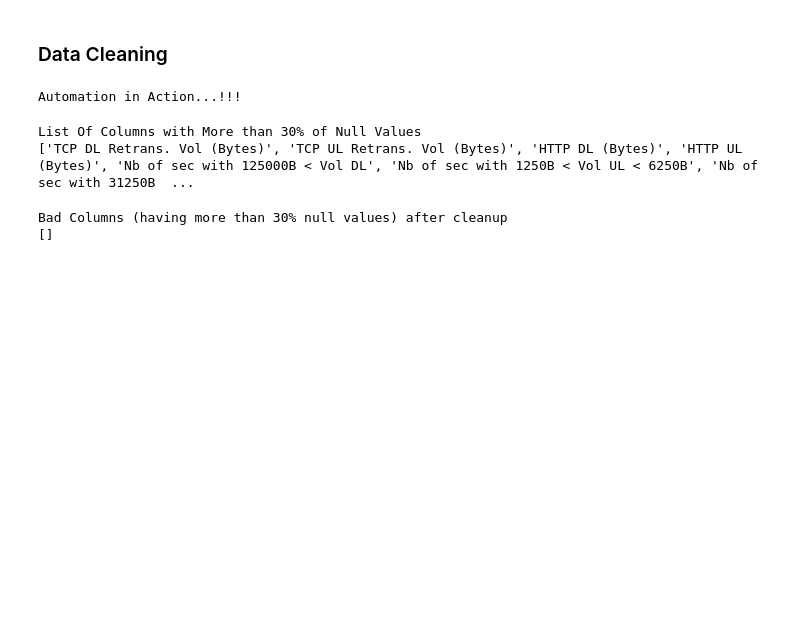
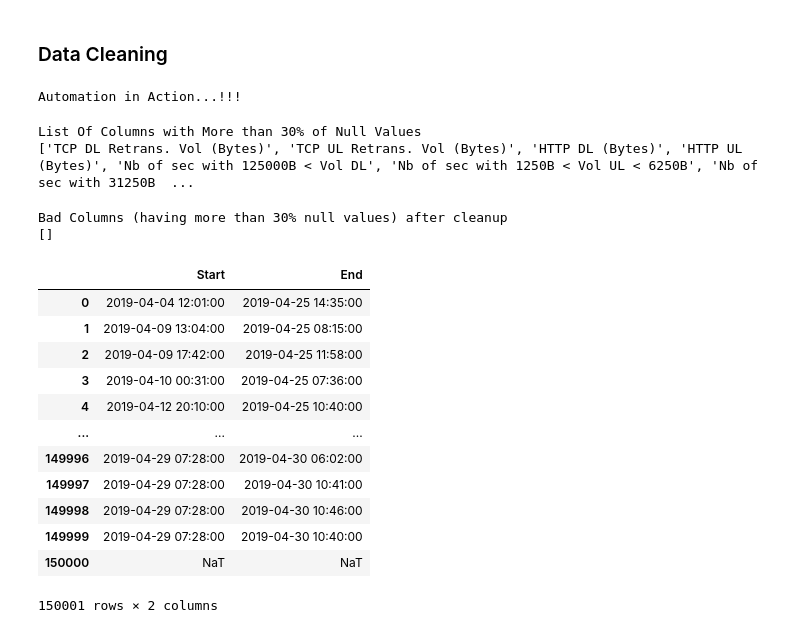
Before and after one commit to bkget/Telecom-Data-Analysis, a Jupyter notebook: notebooks/EDA_and_cleaning.ipynb, the cells around one changed output. Saved outputs shown, nothing was run; the diff lists cells and outputs as text; code cells hidden in the pictures; blank space fills up the shorter version.

```diff
--- a/notebooks/EDA_and_cleaning.ipynb
+++ b/notebooks/EDA_and_cleaning.ipynb
@@ -178,6 +178,22 @@ Bad Columns (having more than 30% null values) after cleanup
 # Convert 'start' and 'end' to datetime
 
 clean_df = clean_data.convert_to_datetime(clean_data.df)
+# %%
+clean_data.df[['Start', 'End']]
+# %% [output]
+|  | Start | End |
+| 0 | 2019-04-04 12:01:00 | 2019-04-25 14:35:00 |
+| 1 | 2019-04-09 13:04:00 | 2019-04-25 08:15:00 |
+| 2 | 2019-04-09 17:42:00 | 2019-04-25 11:58:00 |
+| 3 | 2019-04-10 00:31:00 | 2019-04-25 07:36:00 |
+| 4 | 2019-04-12 20:10:00 | 2019-04-25 10:40:00 |
+| ... | ... | ... |
+| 149996 | 2019-04-29 07:28:00 | 2019-04-30 06:02:00 |
+| 149997 | 2019-04-29 07:28:00 | 2019-04-30 10:41:00 |
+| 149998 | 2019-04-29 07:28:00 | 2019-04-30 10:46:00 |
+| 149999 | 2019-04-29 07:28:00 | 2019-04-30 10:40:00 |
+| 150000 | NaT | NaT |
+150001 rows × 2 columns
 # %%
 # Drop duplicates from our data
 
```
Also changed, not shown: parts of 1 cell of this notebook.
